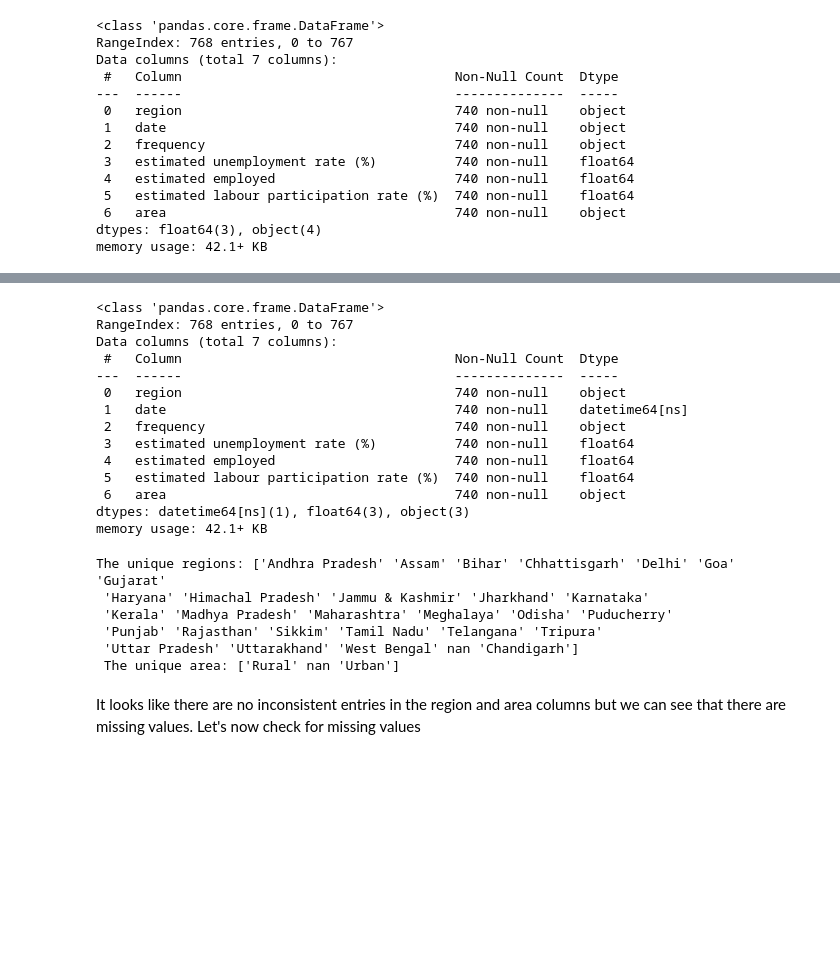
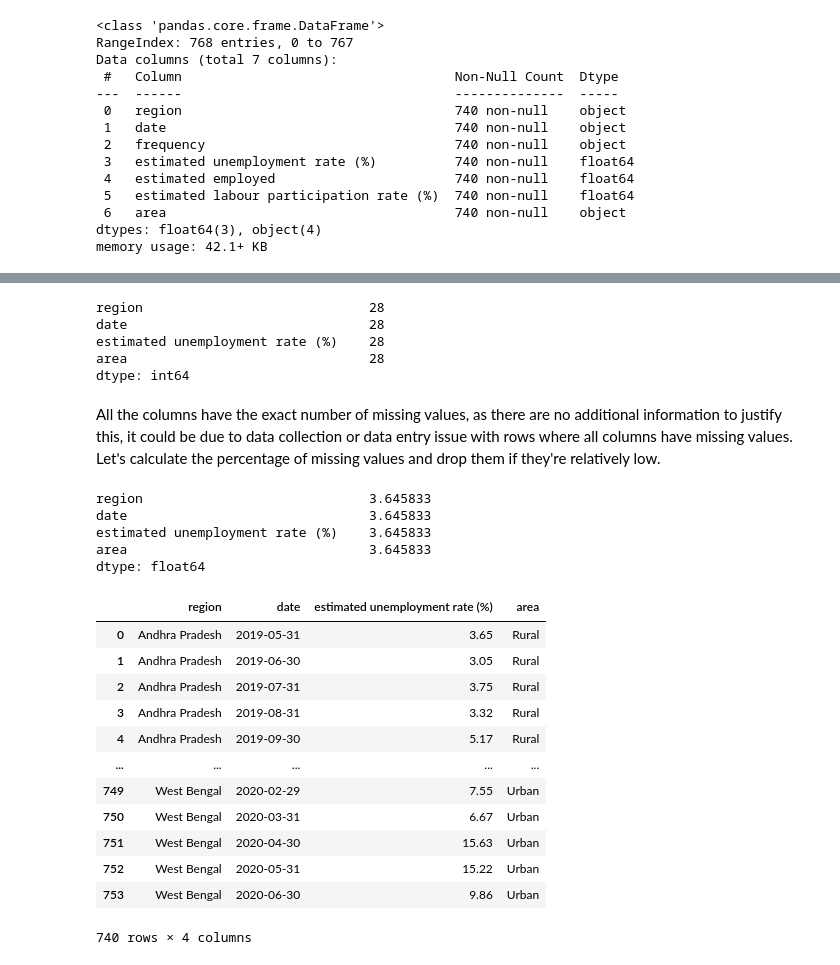
Before and after one commit to kmassiK/OIBSIP, a Jupyter notebook: unemployment_analysis.ipynb, the cells around one changed output, grey strips where cells are left out. Drawn from its saved outputs; the diff is of its cells as text; code cells hidden in the pictures; blank space fills up the shorter version.

```diff
--- a/unemployment_analysis.ipynb
+++ b/unemployment_analysis.ipynb
@@ -98,39 +129,47 @@ memory usage: 42.1+ KB
+# %%
+# Checking for missing values
+my_df.isnull().sum()
+# %% [output]
+region                             28
+date                               28
+estimated unemployment rate (%)    28
+area                               28
+dtype: int64
+# %% [markdown]
+All the columns have the exact number of missing values, as there are no additional information to justify this,
+it could be due to data collection or data entry issue with rows where all columns have missing values.
+Let's calculate the percentage of missing values and drop them if they're relatively low.
+# %%
+# Checking the percentage of missing values in each columns
+missing_percent = my_df.isnull().mean() * 100
+
+print(missing_percent)
+# %% [output]
+region                             3.645833
+date                               3.645833
+estimated unemployment rate (%)    3.645833
+area                               3.645833
+dtype: float64
+# %%
+# As the percentage of missing values are relatively low, dropping them will be a better option
+my_df.dropna()
+# %% [output]
+|  | region | date | estimated unemployment rate (%) | area |
+| 0 | Andhra Pradesh | 2019-05-31 | 3.65 | Rural |
+| 1 | Andhra Pradesh | 2019-06-30 | 3.05 | Rural |
+| 2 | Andhra Pradesh | 2019-07-31 | 3.75 | Rural |
+| 3 | Andhra Pradesh | 2019-08-31 | 3.32 | Rural |
+| 4 | Andhra Pradesh | 2019-09-30 | 5.17 | Rural |
+| ... | ... | ... | ... | ... |
+| 749 | West Bengal | 2020-02-29 | 7.55 | Urban |
+| 750 | West Bengal | 2020-03-31 | 6.67 | Urban |
+| 751 | West Bengal | 2020-04-30 | 15.63 | Urban |
+| 752 | West Bengal | 2020-05-31 | 15.22 | Urban |
+| 753 | West Bengal | 2020-06-30 | 9.86 | Urban |
+740 rows × 4 columns
 # %%
+# Let's check the data type in the date column, and change it if it's an object
 # We can see that the date is in the wrong format
 # we should change it from object to datetime
-
-unemployment_data['date'] = pd.to_datetime(unemployment_data['date'])
-
-unemployment_data.info()
+# my_df.info()
+my_df['date'] = pd.to_datetime(my_df['date'])
-# %% [output]
-<class 'pandas.core.frame.DataFrame'>
-RangeIndex: 768 entries, 0 to 767
-Data columns (total 7 columns):
- #   Column                                   Non-Null Count  Dtype
----  ------                                   --------------  -----
- 0   region                                   740 non-null    object
- 1   date                                     740 non-null    datetime64[ns]
- 2   frequency                                740 non-null    object
- 3   estimated unemployment rate (%)          740 non-null    float64
- 4   estimated employed                       740 non-null    float64
- 5   estimated labour participation rate (%)  740 non-null    float64
- 6   area                                     740 non-null    object
-dtypes: datetime64[ns](1), float64(3), object(3)
-memory usage: 42.1+ KB
-# %%
-# Check for unique values in the region and area columns
-
-unique_region = unemployment_data['region'].unique()
-unique_area = unemployment_data['area'].unique()
-
-print(f'The unique regions: {unique_region}\n The unique area: {unique_area}')
-# %% [output]
-The unique regions: ['Andhra Pradesh' 'Assam' 'Bihar' 'Chhattisgarh' 'Delhi' 'Goa' 'Gujarat'
- 'Haryana' 'Himachal Pradesh' 'Jammu & Kashmir' 'Jharkhand' 'Karnataka'
- 'Kerala' 'Madhya Pradesh' 'Maharashtra' 'Meghalaya' 'Odisha' 'Puducherry'
- 'Punjab' 'Rajasthan' 'Sikkim' 'Tamil Nadu' 'Telangana' 'Tripura'
- 'Uttar Pradesh' 'Uttarakhand' 'West Bengal' nan 'Chandigarh']
- The unique area: ['Rural' nan 'Urban']
-# %% [markdown]
-It looks like there are no inconsistent entries in the region and area columns
-but we can see that there are missing values. Let's now check for missing values
```
Also changed, not shown: parts of 20 cells of this notebook.
